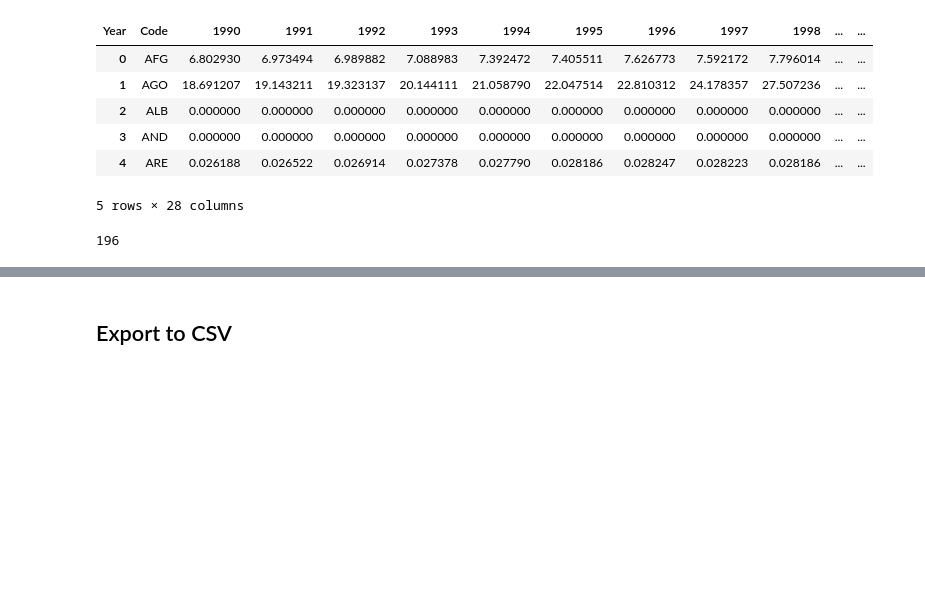
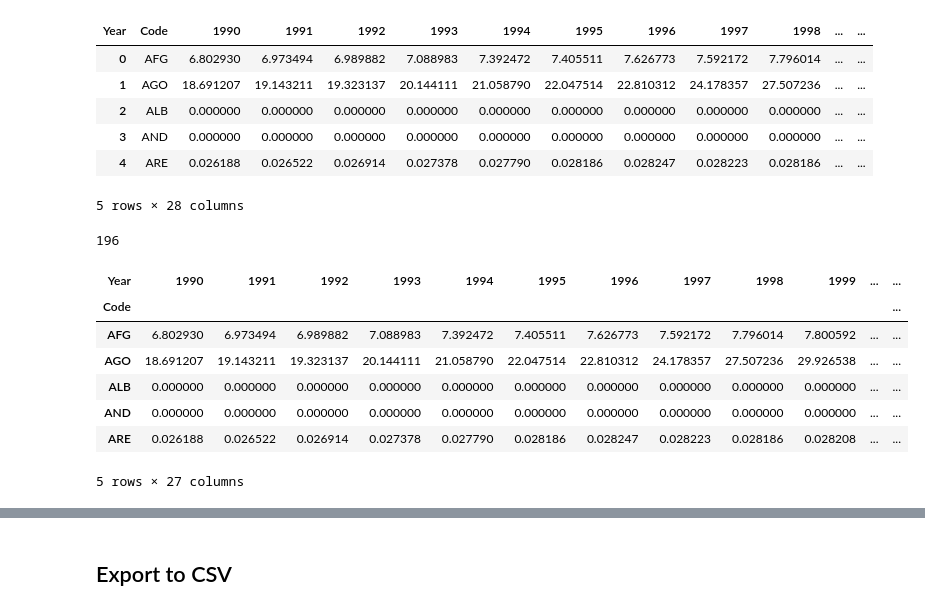
Before and after one commit to chris-creditdesign/nature-malaria-prep, a Jupyter notebook: Process death rates data.ipynb, the cells around one changed output, grey strips where cells are left out. Saved outputs shown, nothing was run; the diff lists cells and outputs as text; code cells hidden in the pictures; blank space fills up the shorter version.

Commit message:
Adds simplified map and removes duplicated data

```diff
--- a/Process death rates data.ipynb
+++ b/Process death rates data.ipynb
@@ -6,7 +6,7 @@ import numpy as np
 import matplotlib.pyplot as plt
 %matplotlib inline
 # %%
-world = pd.read_csv("world/malaria-death-rates.csv")
+world = pd.read_csv("data/malaria-death-rates.csv")
 # %%
 world.head()
 # %% [output]
@@ -59,3 +59,17 @@ world_pivot.head()
 len(world_pivot)
 # %% [output]
 196
+# %%
+## Set the Code column to be the index
+world_pivot.set_index("Code", inplace=True)
+# %%
+world_pivot.head()
+# %% [output]
+| Year | 1990 | 1991 | 1992 | 1993 | 1994 | 1995 | 1996 | 1997 | 1998 | 1999 | ... | ... |
+| Code |  |  |  |  |  |  |  |  |  |  |  | ... |
+| AFG | 6.802930 | 6.973494 | 6.989882 | 7.088983 | 7.392472 | 7.405511 | 7.626773 | 7.592172 | 7.796014 | 7.800592 | ... | ... |
+| AGO | 18.691207 | 19.143211 | 19.323137 | 20.144111 | 21.058790 | 22.047514 | 22.810312 | 24.178357 | 27.507236 | 29.926538 | ... | ... |
+| ALB | 0.000000 | 0.000000 | 0.000000 | 0.000000 | 0.000000 | 0.000000 | 0.000000 | 0.000000 | 0.000000 | 0.000000 | ... | ... |
+| AND | 0.000000 | 0.000000 | 0.000000 | 0.000000 | 0.000000 | 0.000000 | 0.000000 | 0.000000 | 0.000000 | 0.000000 | ... | ... |
+| ARE | 0.026188 | 0.026522 | 0.026914 | 0.027378 | 0.027790 | 0.028186 | 0.028247 | 0.028223 | 0.028186 | 0.028208 | ... | ... |
+5 rows × 27 columns
```
Also changed, not shown: parts of 6 cells of this notebook, 16 other files.
